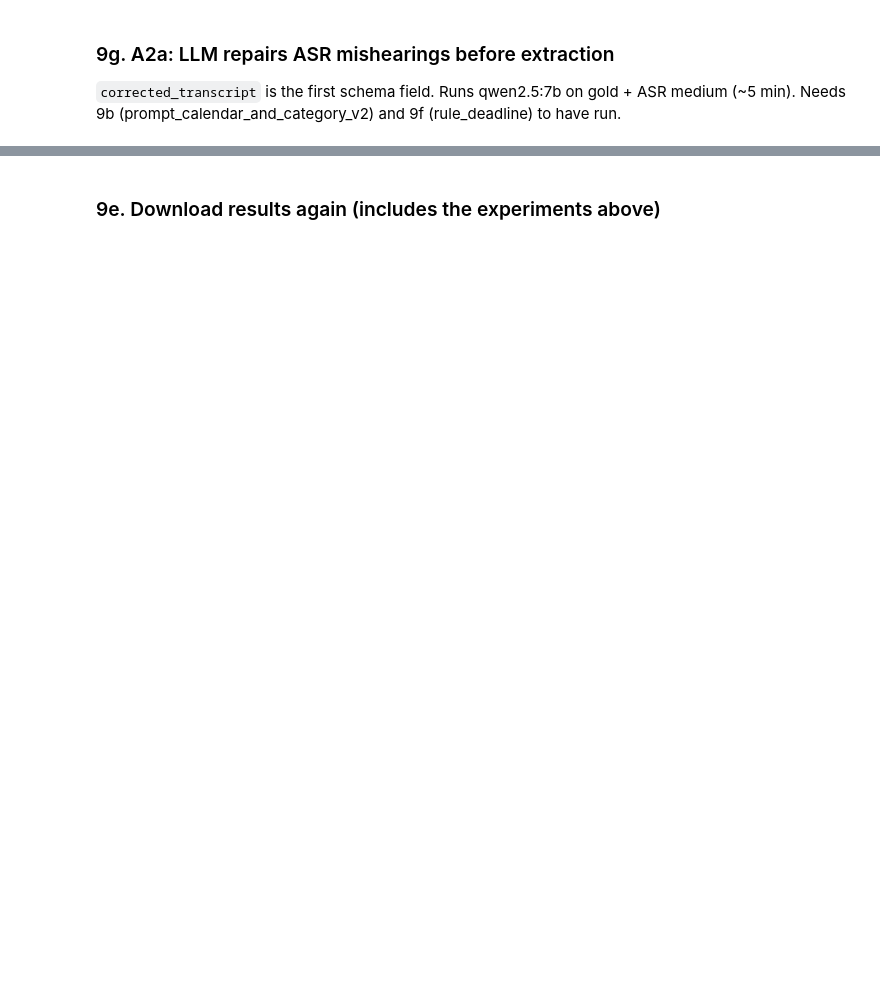
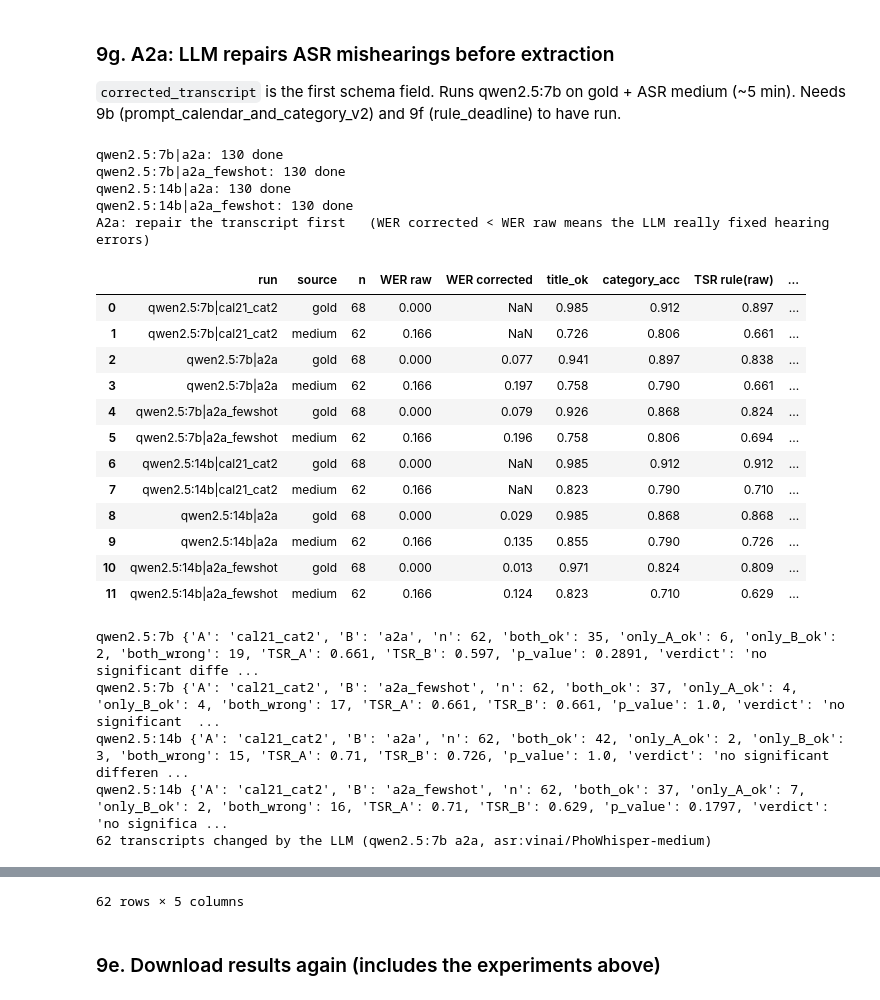
Before and after one commit to Znoywho/Recolly, a Jupyter notebook: server/notebooks/kaggle_voice_eval.ipynb, the cells around one changed output, grey strips where cells are left out. Cells and saved outputs as stored; diff of their text form; code cells hidden in the pictures; blank space fills up the shorter version.

```diff
--- a/server/notebooks/kaggle_voice_eval.ipynb
+++ b/server/notebooks/kaggle_voice_eval.ipynb
@@ -1861,7 +2144,7 @@ display(pd.DataFrame(rule_failures))
 # Schema gets `corrected_transcript` as the FIRST field, so the model "thinks" about the sentence before the title.
 # Deadline is still computed by the rule parser, now on corrected_transcript (does repair help "hứa sáo" → "thứ sáu"?).
 
-A2A_MODEL = "qwen2.5:7b"
+A2A_MODELS = ["qwen2.5:7b", "qwen2.5:14b"]   # does a bigger LLM repair hearing errors better?
 A2A_SOURCES = ["gold", "asr:vinai/PhoWhisper-medium"]   # gold = must not get worse; medium = the real test
 
 # Subjects the app knows (put the real course list here; NOT words copied from the eval set's transcripts)
@@ -1937,20 +2220,27 @@ class SchemaPromptTodoParser(PromptVariantTodoParser):
 
 A2A_VARIANTS = {"a2a": prompt_a2a, "a2a_fewshot": prompt_a2a_fewshot}
 
-for variant_name, build_prompt in A2A_VARIANTS.items():
-    cache_name = f"{A2A_MODEL}|{variant_name}"
+
+def run_a2a_variant(model_name: str, variant_name: str, build_prompt) -> None:
+    """Query one (model, prompt variant) on every A2A_SOURCES sentence not yet in the cache."""
+    cache_name = f"{model_name}|{variant_name}"
     done = {(r["source"], r["id"]) for r in load_jsonl_cache(PARSER_CACHE) if r["llm_model"] == cache_name}
     todo = [(s, e, t) for s, e, t in parser_inputs() if s in A2A_SOURCES and (s, e["id"]) not in done]
     if not todo:
         print(f"{cache_name}: cached")
-        continue
-    parser = SchemaPromptTodoParser(A2A_MODEL, build_prompt, TODO_DRAFT_SCHEMA_A2A)
+        return
+    parser = SchemaPromptTodoParser(model_name, build_prompt, TODO_DRAFT_SCHEMA_A2A)
     for source, example, transcript in todo:
         draft, seconds, error = parser.parse(transcript, example["reference_time"])
         append_jsonl(PARSER_CACHE, {"llm_model": cache_name, "source": source, "id": example["id"],
                                     "transcript": transcript, "draft": draft,
                                     "processing_seconds": round(seconds, 3), "error": error})
     print(f"{cache_name}: {len(todo)} done")
+
+
+for a2a_model in A2A_MODELS:
+    for variant_name, build_prompt in A2A_VARIANTS.items():
+        run_a2a_variant(a2a_model, variant_name, build_prompt)
 
 parser_results = load_jsonl_cache(PARSER_CACHE)
 
@@ -1971,44 +2261,69 @@ def success_with_rule_deadline(row: dict, text_for_deadline: str) -> bool:
 
 
 a2a_rows = []
-for run in [f"{A2A_MODEL}|cal21_cat2"] + [f"{A2A_MODEL}|{v}" for v in A2A_VARIANTS]:
+for run in [f"{m}|{v}" for m in A2A_MODELS for v in ["cal21_cat2", *A2A_VARIANTS]]:
     for source in A2A_SOURCES:
         rows = [r for r in parser_results if r["llm_model"] == run and r["source"] == source]
         if not rows:
             continue
         gold_texts = [by_id[r["id"]]["transcript_gold"] for r in rows]
         a2a_rows.append({
             "run": run, "source": source.replace("asr:vinai/PhoWhisper-", ""), "n": len(rows),
             "WER raw": round(sum(word_error_rate(r["transcript"], t) for r, t in zip(rows, gold_texts)) / len(rows), 3),
             "WER corrected": round(sum(word_error_rate(corrected_text(r), t) for r, t in zip(rows, gold_texts)) / len(rows), 3)
             if "a2a" in run else None,
             "title_ok": round(sum(token_f1((r["draft"] or {}).get("title", ""), by_id[r["id"]]["expected"]["title"]) >= 0.5
                                   for r in rows) / len(rows), 3),
             "category_acc": round(sum((r["draft"] or {}).get("category") == by_id[r["id"]]["expected"]["category"]
                                       for r in rows) / len(rows), 3),
             "TSR rule(raw)": round(sum(success_with_rule_deadline(r, r["transcript"]) for r in rows) / len(rows), 3),
             "TSR rule(corrected)": round(sum(success_with_rule_deadline(r, corrected_text(r)) for r in rows) / len(rows), 3),
             "latency_s": round(sum(r["processing_seconds"] for r in rows) / len(rows), 2),
         })
 print("A2a: repair the transcript first   (WER corrected < WER raw means the LLM really fixed hearing errors)")
 display(pd.DataFrame(a2a_rows))
 
 # paired test on the ASR source: did repair help task success?
 asr_source = A2A_SOURCES[-1]
-base = {r["id"]: success_with_rule_deadline(r, r["transcript"]) for r in parser_results
-        if r["llm_model"] == f"{A2A_MODEL}|cal21_cat2" and r["source"] == asr_source}
-for variant_name in A2A_VARIANTS:
-    repaired = {r["id"]: success_with_rule_deadline(r, corrected_text(r)) for r in parser_results
-                if r["llm_model"] == f"{A2A_MODEL}|{variant_name}" and r["source"] == asr_source}
-    if base and repaired:
-        print(PairedComparison("cal21_cat2", base, variant_name, repaired).summary())
+for a2a_model in A2A_MODELS:
+    base = {r["id"]: success_with_rule_deadline(r, r["transcript"]) for r in parser_results
+            if r["llm_model"] == f"{a2a_model}|cal21_cat2" and r["source"] == asr_source}
+    for variant_name in A2A_VARIANTS:
+        repaired = {r["id"]: success_with_rule_deadline(r, corrected_text(r)) for r in parser_results
+                    if r["llm_model"] == f"{a2a_model}|{variant_name}" and r["source"] == asr_source}
+        if base and repaired:
+            print(a2a_model, PairedComparison("cal21_cat2", base, variant_name, repaired).summary())
 
 # read the repairs: which ones are right, which ones are hallucinated?
 repairs = [{"id": r["id"], "raw": r["transcript"][:50], "corrected": corrected_text(r)[:50],
             "gold": by_id[r["id"]]["transcript_gold"][:50],
             "WER raw→corr": f'{word_error_rate(r["transcript"], by_id[r["id"]]["transcript_gold"]):.2f}→'
                             f'{word_error_rate(corrected_text(r), by_id[r["id"]]["transcript_gold"]):.2f}'}
-           for r in parser_results if r["llm_model"] == f"{A2A_MODEL}|a2a" and r["source"] == asr_source
+           for r in parser_results if r["llm_model"] == f"{A2A_MODELS[0]}|a2a" and r["source"] == asr_source
            and corrected_text(r) != r["transcript"]]
-print(f"{len(repairs)} transcripts changed by the LLM (a2a, {asr_source})")
+print(f"{len(repairs)} transcripts changed by the LLM ({A2A_MODELS[0]} a2a, {asr_source})")
 display(pd.DataFrame(repairs))
+# %% [output]
+qwen2.5:7b|a2a: 130 done
+qwen2.5:7b|a2a_fewshot: 130 done
+qwen2.5:14b|a2a: 130 done
+qwen2.5:14b|a2a_fewshot: 130 done
+A2a: repair the transcript first   (WER corrected < WER raw means the LLM really fixed hearing errors)
+|  | run | source | n | WER raw | WER corrected | title_ok | category_acc | TSR rule(raw) | ... |
+| 0 | qwen2.5:7b|cal21_cat2 | gold | 68 | 0.000 | NaN | 0.985 | 0.912 | 0.897 | ... |
+| 1 | qwen2.5:7b|cal21_cat2 | medium | 62 | 0.166 | NaN | 0.726 | 0.806 | 0.661 | ... |
+| 2 | qwen2.5:7b|a2a | gold | 68 | 0.000 | 0.077 | 0.941 | 0.897 | 0.838 | ... |
+| 3 | qwen2.5:7b|a2a | medium | 62 | 0.166 | 0.197 | 0.758 | 0.790 | 0.661 | ... |
+| 4 | qwen2.5:7b|a2a_fewshot | gold | 68 | 0.000 | 0.079 | 0.926 | 0.868 | 0.824 | ... |
+| 5 | qwen2.5:7b|a2a_fewshot | medium | 62 | 0.166 | 0.196 | 0.758 | 0.806 | 0.694 | ... |
+| 6 | qwen2.5:14b|cal21_cat2 | gold | 68 | 0.000 | NaN | 0.985 | 0.912 | 0.912 | ... |
+| 7 | qwen2.5:14b|cal21_cat2 | medium | 62 | 0.166 | NaN | 0.823 | 0.790 | 0.710 | ... |
+| 8 | qwen2.5:14b|a2a | gold | 68 | 0.000 | 0.029 | 0.985 | 0.868 | 0.868 | ... |
+| 9 | qwen2.5:14b|a2a | medium | 62 | 0.166 | 0.135 | 0.855 | 0.790 | 0.726 | ... |
+| 10 | qwen2.5:14b|a2a_fewshot | gold | 68 | 0.000 | 0.013 | 0.971 | 0.824 | 0.809 | ... |
+| 11 | qwen2.5:14b|a2a_fewshot | medium | 62 | 0.166 | 0.124 | 0.823 | 0.710 | 0.629 | ... |
+qwen2.5:7b {'A': 'cal21_cat2', 'B': 'a2a', 'n': 62, 'both_ok': 35, 'only_A_ok': 6, 'only_B_ok': 2, 'both_wrong': 19, 'TSR_A': 0.661, 'TSR_B': 0.597, 'p_value': 0.2891, 'verdict': 'no significant diffe ...
+qwen2.5:7b {'A': 'cal21_cat2', 'B': 'a2a_fewshot', 'n': 62, 'both_ok': 37, 'only_A_ok': 4, 'only_B_ok': 4, 'both_wrong': 17, 'TSR_A': 0.661, 'TSR_B': 0.661, 'p_value': 1.0, 'verdict': 'no significant  ...
+qwen2.5:14b {'A': 'cal21_cat2', 'B': 'a2a', 'n': 62, 'both_ok': 42, 'only_A_ok': 2, 'only_B_ok': 3, 'both_wrong': 15, 'TSR_A': 0.71, 'TSR_B': 0.726, 'p_value': 1.0, 'verdict': 'no significant differen ...
+qwen2.5:14b {'A': 'cal21_cat2', 'B': 'a2a_fewshot', 'n': 62, 'both_ok': 37, 'only_A_ok': 7, 'only_B_ok': 2, 'both_wrong': 16, 'TSR_A': 0.71, 'TSR_B': 0.629, 'p_value': 0.1797, 'verdict': 'no significa ...
+62 transcripts changed by the LLM (qwen2.5:7b a2a, asr:vinai/PhoWhisper-medium)
@@ -2015,3 +2342,4 @@ display(pd.DataFrame(repairs))
+62 rows × 5 columns
 # %% [markdown]
 ### 9e. Download results again (includes the experiments above)
 # %%
```
Also changed, not shown: parts of 21 cells of this notebook, 6 other files.
